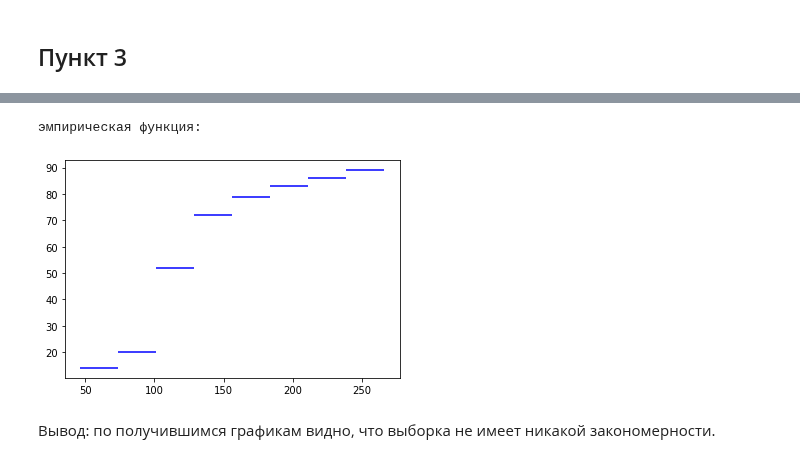
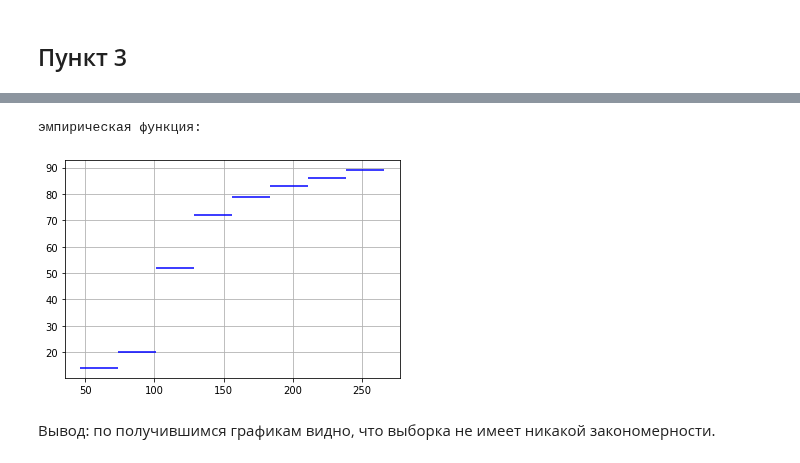
Before and after one commit to the-mvi/stat_an-2022, a Jupyter notebook: 0373_Gladkova_EI/task1.ipynb, the cells around one changed output, grey strips where cells are left out. Cells and saved outputs as stored; diff of their text form; code cells hidden in the pictures.

```diff
--- a/0373_Gladkova_EI/task1.ipynb
+++ b/0373_Gladkova_EI/task1.ipynb
@@ -221,12 +233,13 @@ plt.show()
 # %%
 print("эмпирическая функция:")
+plt.grid()
 high=[0]*kolvo
 for i in range(len(a)):
     high[i]=high[i-1]+kolvodot[i]
     plt.hlines(high[i], a[i], b[i], color='b')
 # %% [output]
 эмпирическая функция:
-[figure, old version]
+[figure, new version]
 # %% [markdown]
 Вывод: по получившимся графикам видно, что выборка не имеет никакой закономерности.
 # %% [markdown]
```
Also changed, not shown: parts of 32 cells of this notebook.
